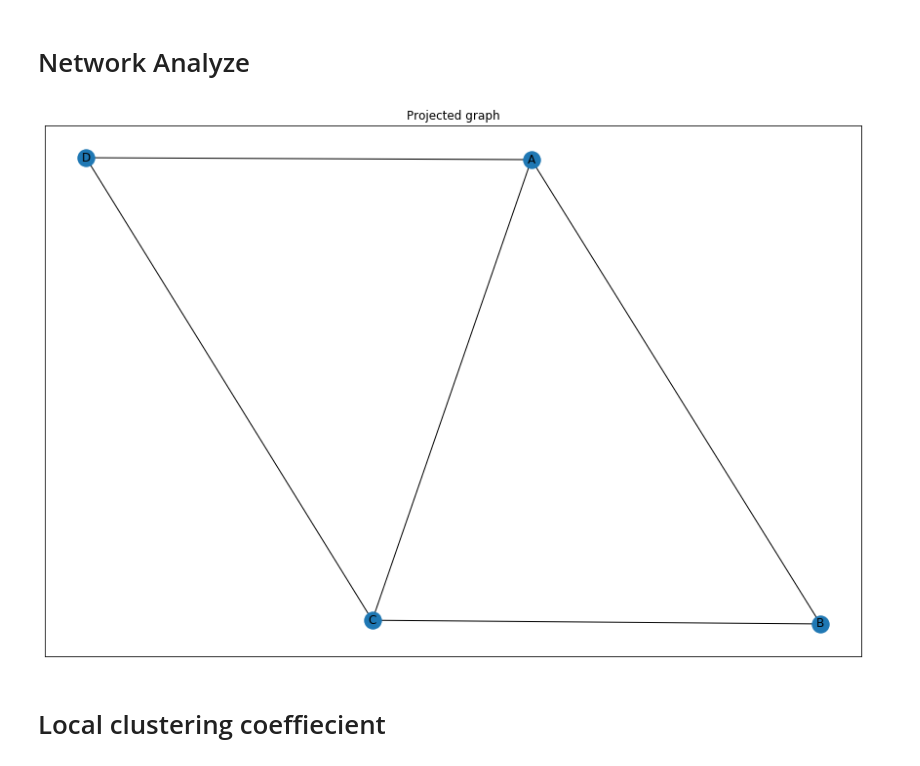
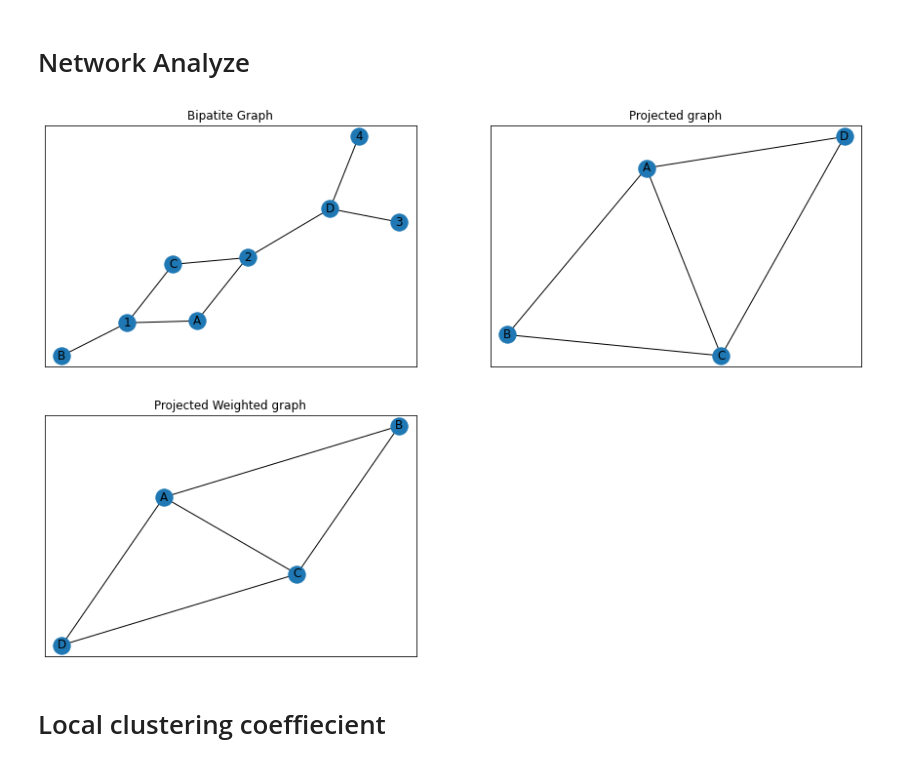
Before and after one commit to Eliran79/DataScienceWorkshop20936, a Jupyter notebook: networkx_soft_landing.ipynb, the cells around one changed output. Cells and saved outputs as stored; diff of their text form; code cells hidden in the pictures.

```diff
--- a/networkx_soft_landing.ipynb
+++ b/networkx_soft_landing.ipynb
@@ -110,12 +112,28 @@ G['A']['B'] : {'stam': 6, 'whatever': 'sababa'}
 # %%
 # Projected graph
 
 # Select set to test for
 X = set(['A', 'B', 'C','D'])
 L = bipartite.projected_graph(bipatite_G, X)
+L_weighted = bipartite.weighted_projected_graph(bipatite_G, X)
 
 # Draw the graph
-nx.draw_networkx(L)
+G = nx.grid_2d_graph(3,1)  # 2*2 grid
+bipartite_pos = nx.spring_layout(bipatite_G)
+projected_pos = nx.spring_layout(L)
+projected_weighted_pos = nx.spring_layout(L_weighted)
+
+plt.rcParams.update({'figure.figsize': (15, 10)})
+plt.subplot(221)
+nx.draw_networkx(bipatite_G, bipartite_pos)
+plt.title('Bipatite Graph');
+
+plt.subplot(222)
+nx.draw_networkx(L, projected_pos)
 plt.title('Projected graph');
+
+plt.subplot(223)
+nx.draw_networkx(L_weighted, projected_weighted_pos)
+plt.title('Projected Weighted graph');
 # %% [output]
-[figure, old version]
+[figure, new version]
```
Also changed, not shown: parts of 26 cells of this notebook, 2 other files.
